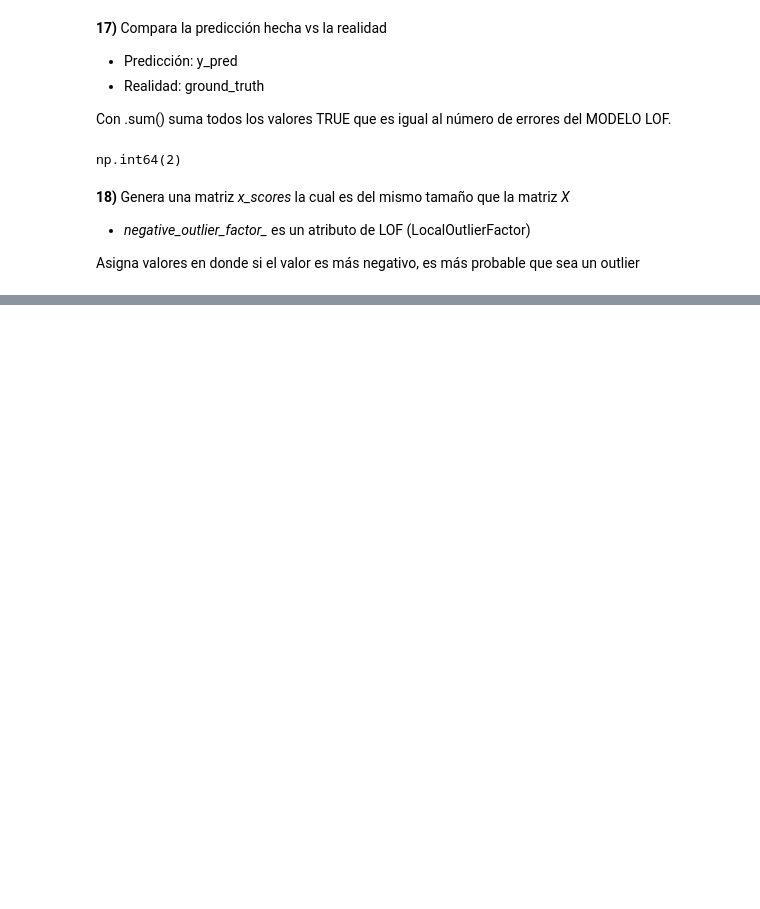
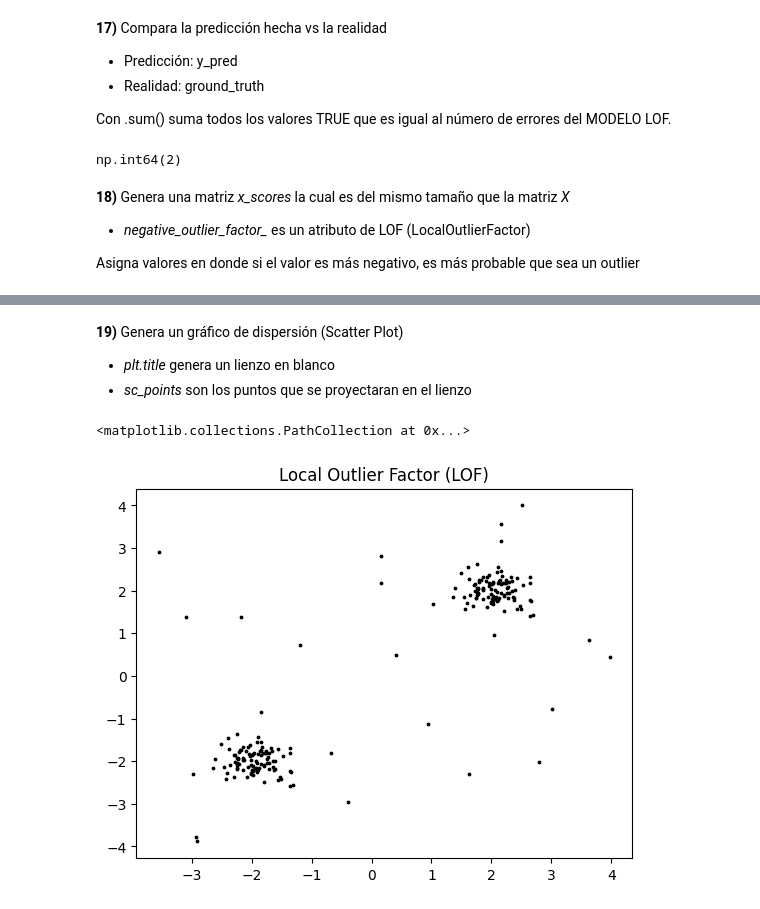
Before and after one commit to CristhianPozo1996/evaluacion-formativa-2, a Jupyter notebook: outliers.ipynb, the cells around one changed output, grey strips where cells are left out. Saved outputs shown, nothing was run; the diff lists cells and outputs as text; code cells hidden in the pictures; blank space fills up the shorter version.

```diff
--- a/outliers.ipynb
+++ b/outliers.ipynb
@@ -333,0 +350,13 @@ X_scores
+# %% [markdown]
+**19)** Genera un gráfico de dispersión (Scatter Plot)
+
+- *plt.title* genera un lienzo en blanco
+- *sc_points* son los puntos que se proyectaran en el lienzo
+# %%
+#19
+plt.title("Local Outlier Factor (LOF)")
+sc_points = plt.scatter(X[:, 0], X[:, 1], color='k', s=3., label='Puntos de datos')
+sc_points
+# %% [output]
+<matplotlib.collections.PathCollection at 0x...>
+[figure, added]
```
Also changed, not shown: parts of 7 cells of this notebook.
